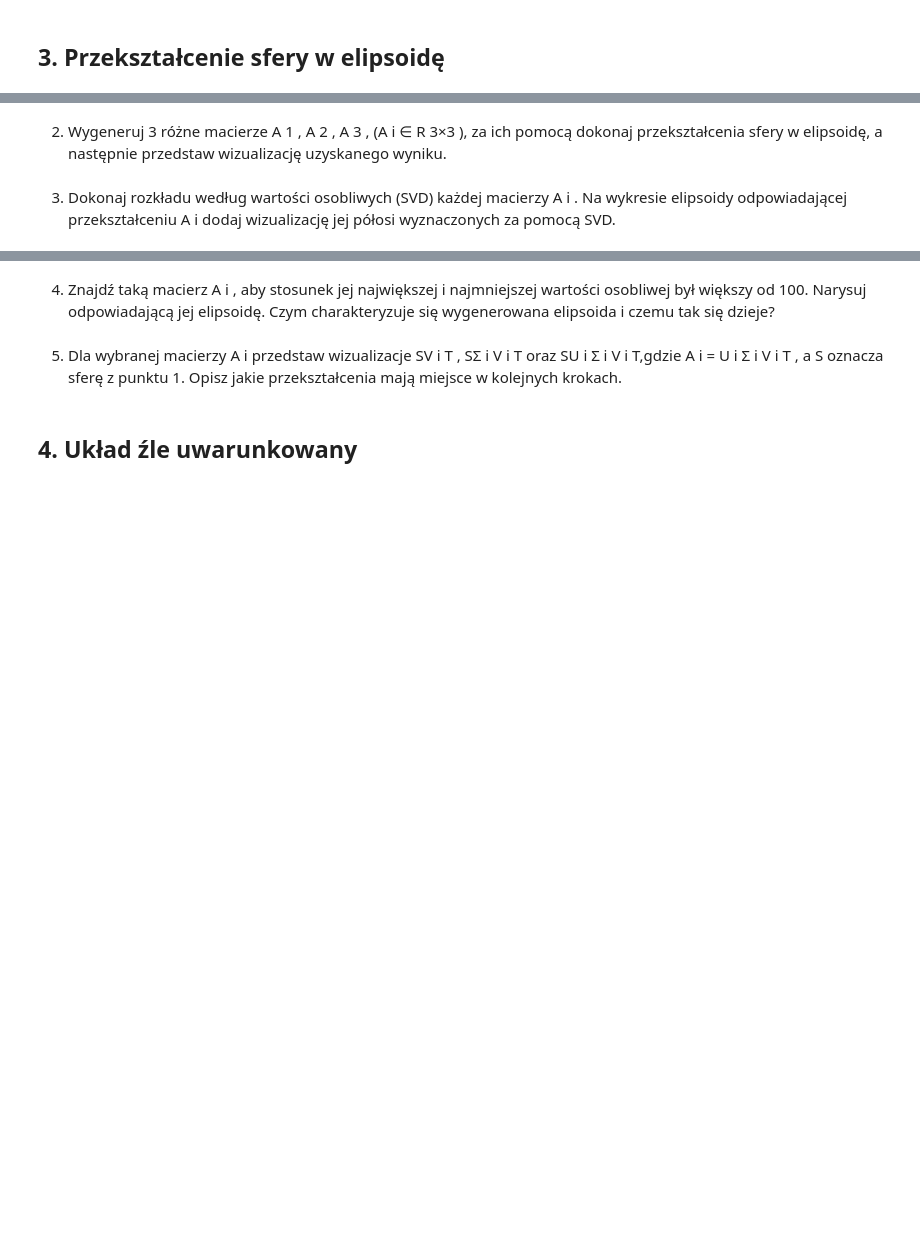
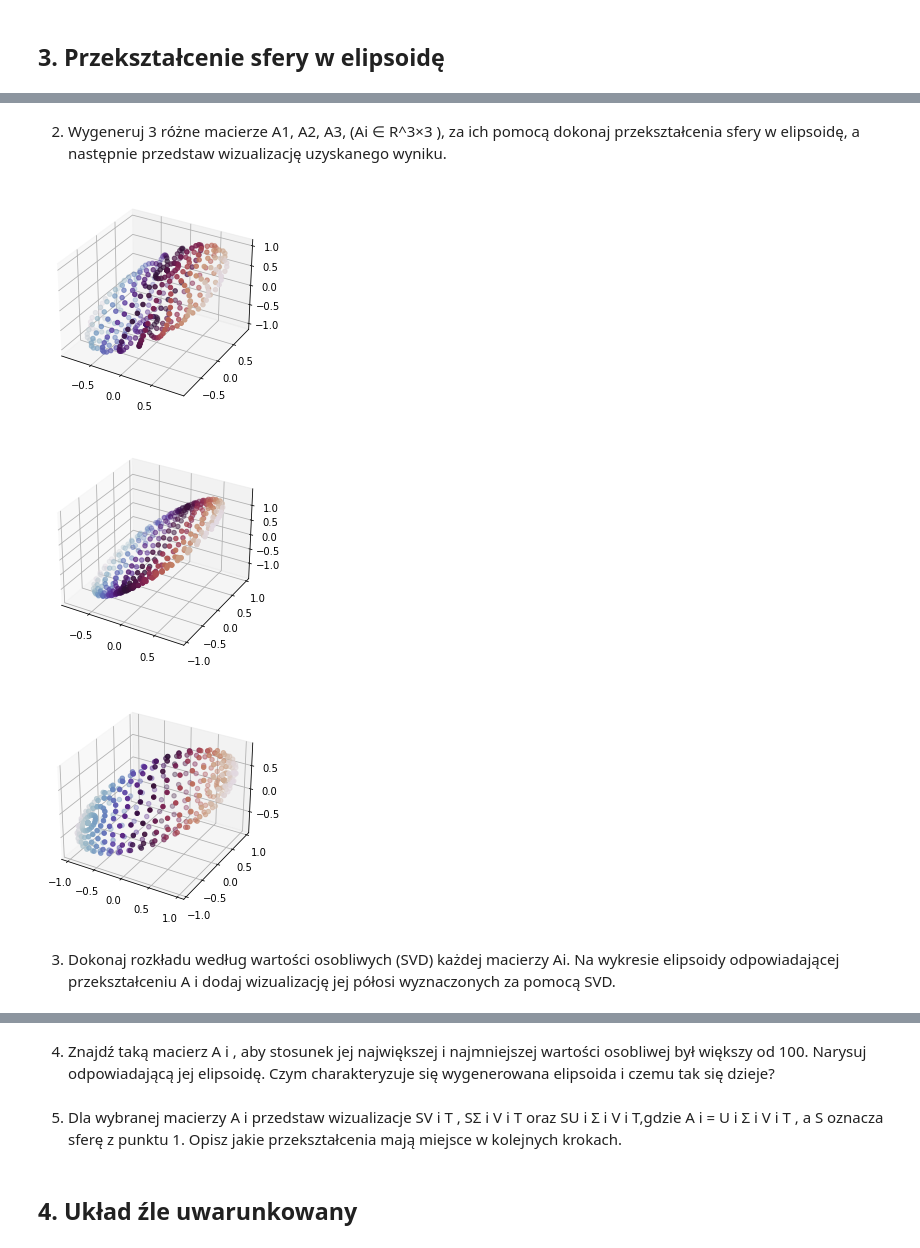
Before and after one commit to mhawryluk/mownit, a Jupyter notebook: lab6/lab6.ipynb, the cells around one changed output, grey strips where cells are left out. Cells and saved outputs as stored; diff of their text form; code cells hidden in the pictures; blank space fills up the shorter version.

```diff
--- a/lab6/lab6.ipynb
+++ b/lab6/lab6.ipynb
@@ -73,18 +284,16 @@ None
 # %%
-ss = np.linspace(0, 2*np.pi, 20)
-ts = np.linspace(0, np.pi, 20)
+def get_sphere_points(n):
+    ss = np.linspace(0, 2*np.pi, n)
+    ts = np.linspace(0, np.pi, n)
 
-x_axis = []
-y_axis = []
-z_axis = []
+    x = lambda s, t: np.cos(s)*np.sin(t)
+    y = lambda s, t: np.sin(s)*np.sin(t)
+    z = lambda s, t: np.cos(t)
 
-for s in ss:
-    for t in ts:
-        x_axis.append(np.cos(s)*np.sin(t))
-        y_axis.append(np.sin(s)*np.sin(t))
-        z_axis.append(np.cos(t))
+    return np.array([[x(s, t), y(s, t), z(s,t)] for s in ss for t in ts])
 
-fig = plt.figure()
-ax = fig.add_subplot(111, projection='3d')
-ax.scatter(np.array(x_axis), np.array(y_axis), np.array(z_axis), c=x_axis, cmap=plt.get_cmap('twilight'))
-plt.show()
+def plot_sphere_points(points):
+    fig = plt.figure()
+    ax = fig.add_subplot(111, projection='3d')
+    ax.scatter(points[:,0], points[:,1], points[:,2], c=points[:,0], cmap=plt.get_cmap('twilight'))
+    plt.show()
@@ -93,6 +305,20 @@ plt.show()
 # %% [markdown]
-2. Wygeneruj 3 różne macierze A 1 , A 2 , A 3 , (A i ∈ R 3×3 ), za ich pomocą dokonaj przekształcenia sfery w elipsoidę, a następnie przedstaw wizualizację uzyskanego wyniku.
+2. Wygeneruj 3 różne macierze A1, A2, A3, (Ai ∈ R^3×3 ), za ich pomocą dokonaj przekształcenia sfery w elipsoidę, a następnie przedstaw wizualizację uzyskanego wyniku.
+# %%
+n = 20
+A1 = np.random.rand(3, 3)
+A2 = np.random.rand(3, 3)
+A3 = np.random.rand(3, 3)
+
+points = get_sphere_points(n)
+plot_sphere_points(points@A1)
+plot_sphere_points(points@A2)
+plot_sphere_points(points@A3)
+# %% [output]
+[figure, added]
+[figure, added]
+[figure, added]
 # %% [markdown]
-3. Dokonaj rozkładu według wartości osobliwych (SVD) każdej macierzy A i . Na wykresie elipsoidy odpowiadającej przekształceniu A i dodaj wizualizację jej półosi wyznaczonych za pomocą SVD.
+3. Dokonaj rozkładu według wartości osobliwych (SVD) każdej macierzy Ai. Na wykresie elipsoidy odpowiadającej przekształceniu A i dodaj wizualizację jej półosi wyznaczonych za pomocą SVD.
 # %%
 # svd - z funkcji bibliotecznej
```
Also changed, not shown: parts of 22 cells of this notebook.
